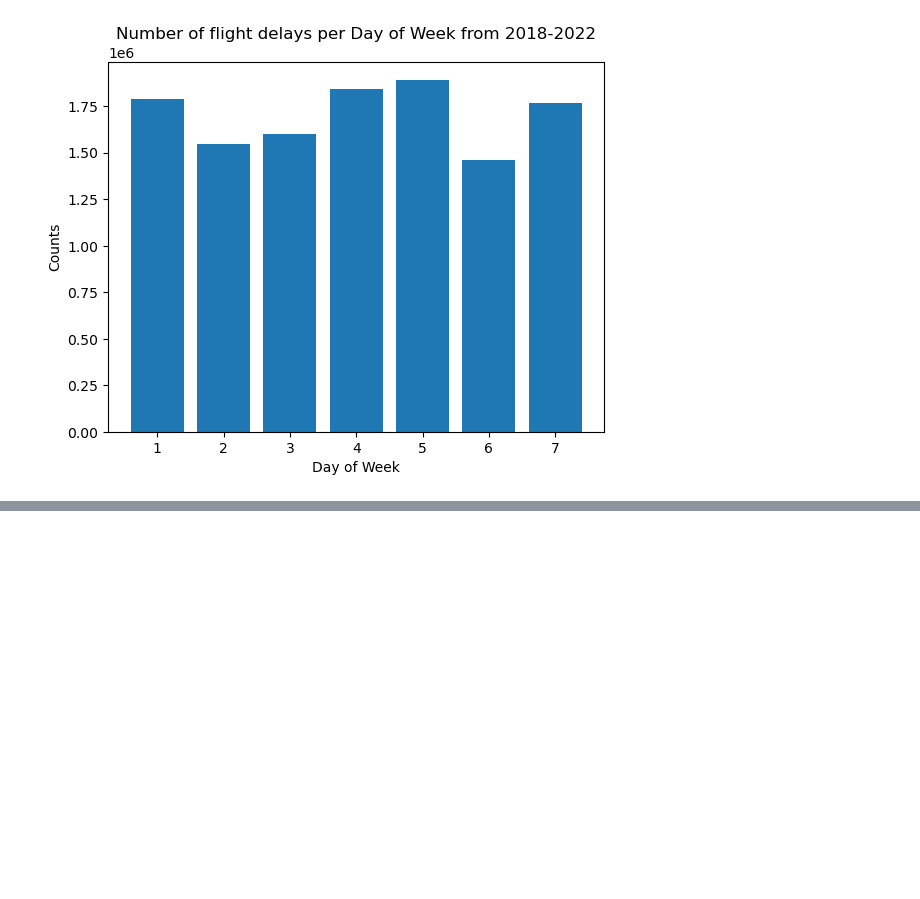
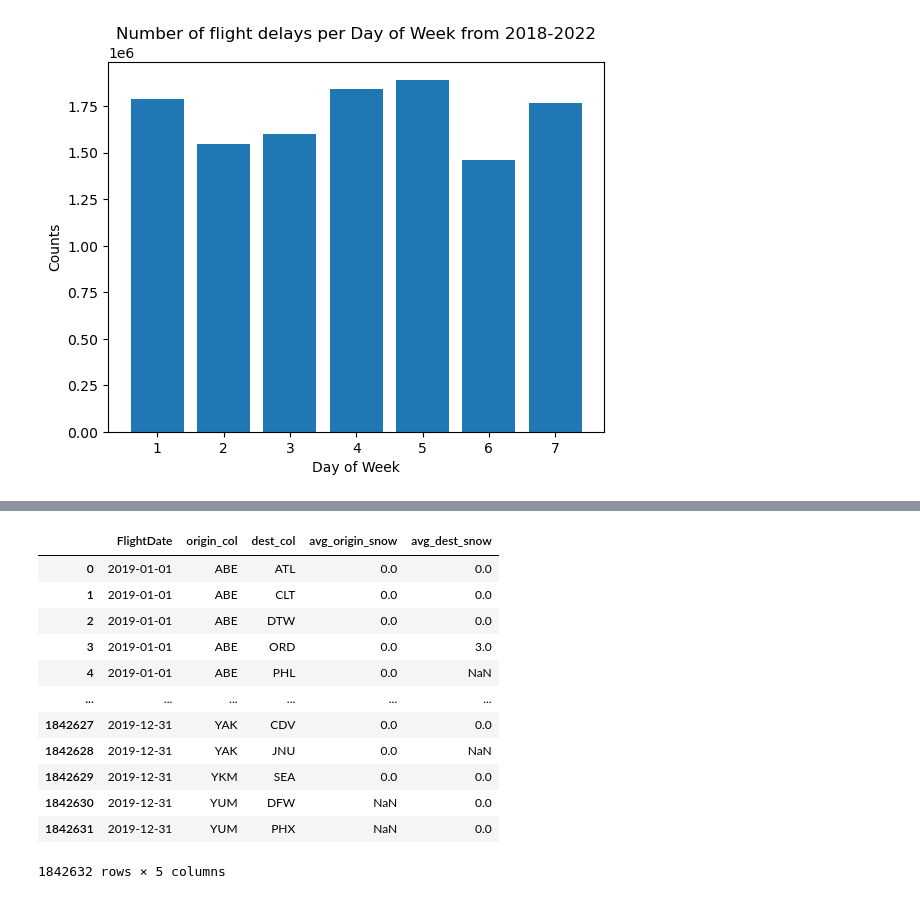
Before and after one commit to ekrichards/DSC288R_Capstone, a Jupyter notebook: notebooks/sr.ipynb, the cells around one changed output, grey strips where cells are left out. Saved outputs shown, nothing was run; the diff lists cells and outputs as text; code cells hidden in the pictures; blank space fills up the shorter version.

```diff
--- a/notebooks/sr.ipynb
+++ b/notebooks/sr.ipynb
@@ -181,0 +233,16 @@ Text(0.5, 1.0, 'Number of flight delays per Day of Week from 2018-2022')
+# %%
+avg_snowfall
+# %% [output]
+|  | FlightDate | origin_col | dest_col | avg_origin_snow | avg_dest_snow |
+| 0 | 2019-01-01 | ABE | ATL | 0.0 | 0.0 |
+| 1 | 2019-01-01 | ABE | CLT | 0.0 | 0.0 |
+| 2 | 2019-01-01 | ABE | DTW | 0.0 | 0.0 |
+| 3 | 2019-01-01 | ABE | ORD | 0.0 | 3.0 |
+| 4 | 2019-01-01 | ABE | PHL | 0.0 | NaN |
+| ... | ... | ... | ... | ... | ... |
+| 1842627 | 2019-12-31 | YAK | CDV | 0.0 | 0.0 |
+| 1842628 | 2019-12-31 | YAK | JNU | 0.0 | NaN |
+| 1842629 | 2019-12-31 | YKM | SEA | 0.0 | 0.0 |
+| 1842630 | 2019-12-31 | YUM | DFW | NaN | 0.0 |
+| 1842631 | 2019-12-31 | YUM | PHX | NaN | 0.0 |
+1842632 rows × 5 columns
```
Also changed, not shown: parts of 26 cells of this notebook, 3 other files.
